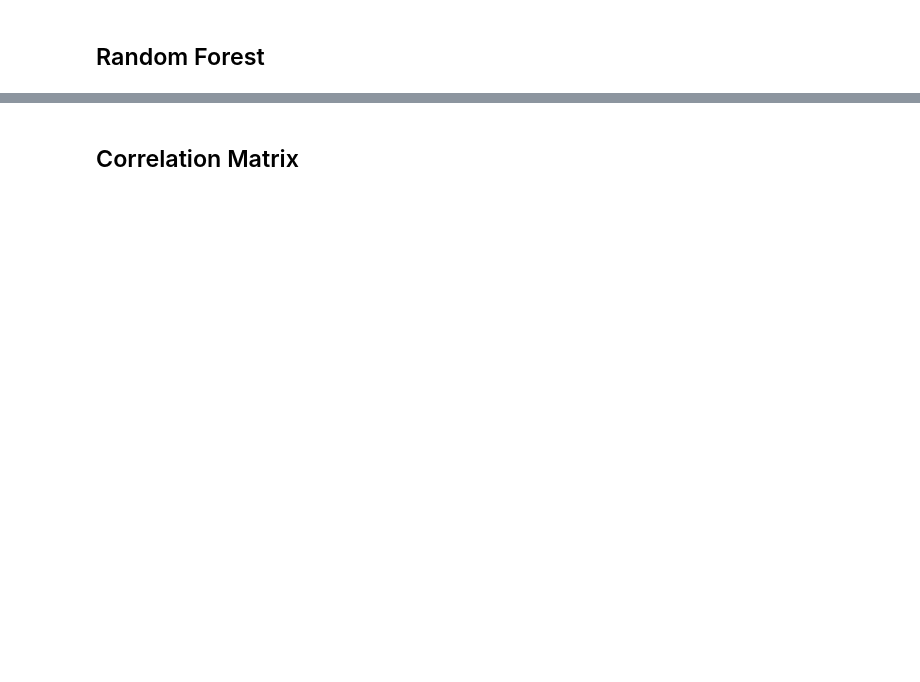
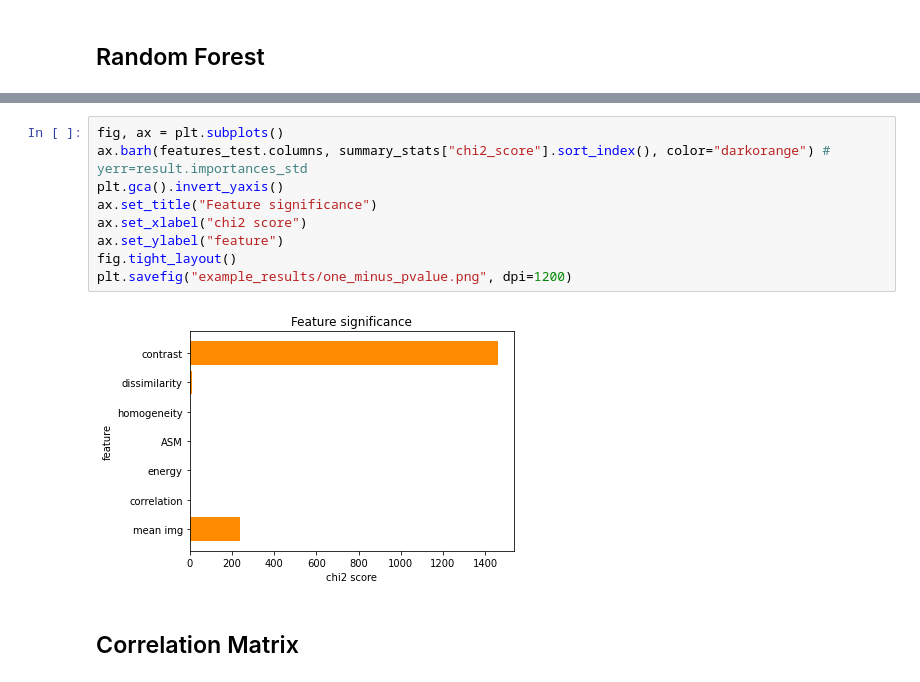
Before and after one commit to Chrisini/datasceyence, a Jupyter notebook: examples/general_exploratory_analysis.ipynb, the cells around one changed output, grey strips where cells are left out. Cells and saved outputs as stored; diff of their text form; blank space fills up the shorter version.

```diff
--- a/examples/general_exploratory_analysis.ipynb
+++ b/examples/general_exploratory_analysis.ipynb
@@ -421,6 +464,17 @@ Name: chi2_score, dtype: float64
 6    7.670744e-54
 Name: p_value, dtype: float64
 [figure]
+# %%
+fig, ax = plt.subplots()
+ax.barh(features_test.columns, summary_stats["chi2_score"].sort_index(), color="darkorange") # yerr=result.importances_std
+plt.gca().invert_yaxis()
+ax.set_title("Feature significance")
+ax.set_xlabel("chi2 score")
+ax.set_ylabel("feature")
+fig.tight_layout()
+plt.savefig("example_results/one_minus_pvalue.png", dpi=1200)
+# %% [output]
+[figure, added]
 # %% [markdown]
 ## Correlation Matrix
 # %%
```
Also changed, not shown: parts of 11 cells of this notebook, 10 other files.
